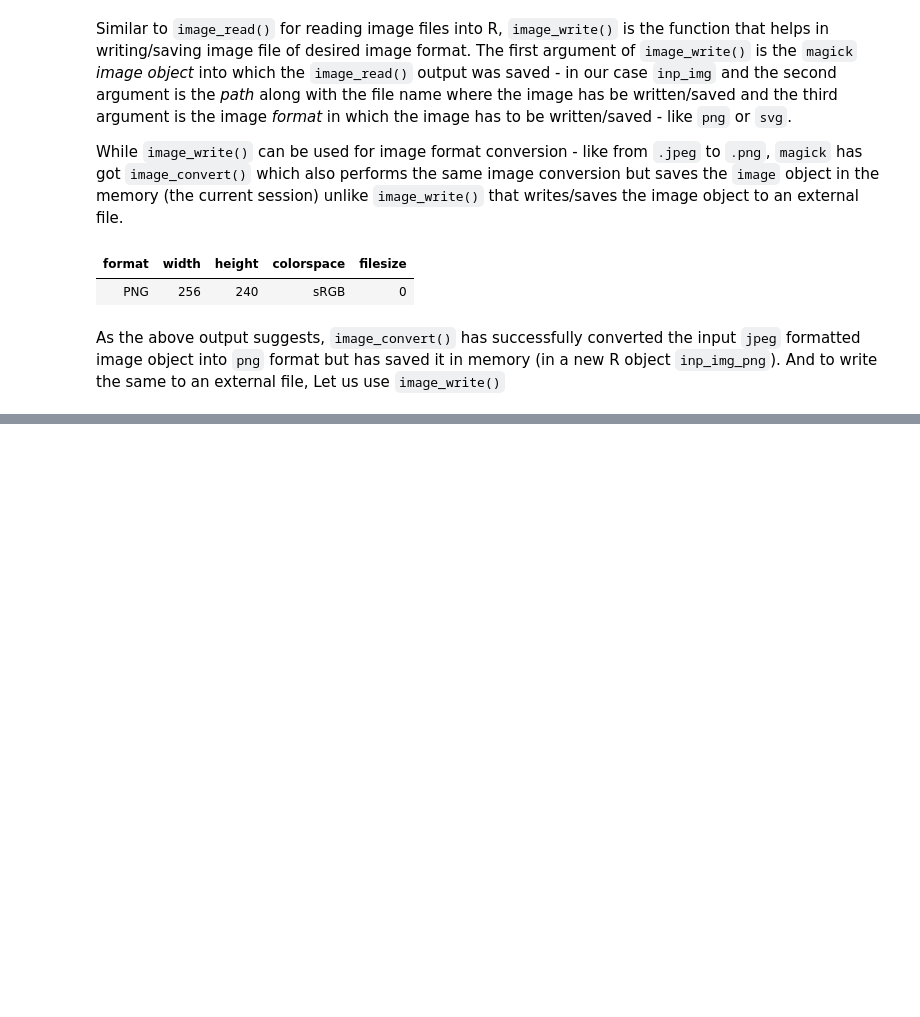
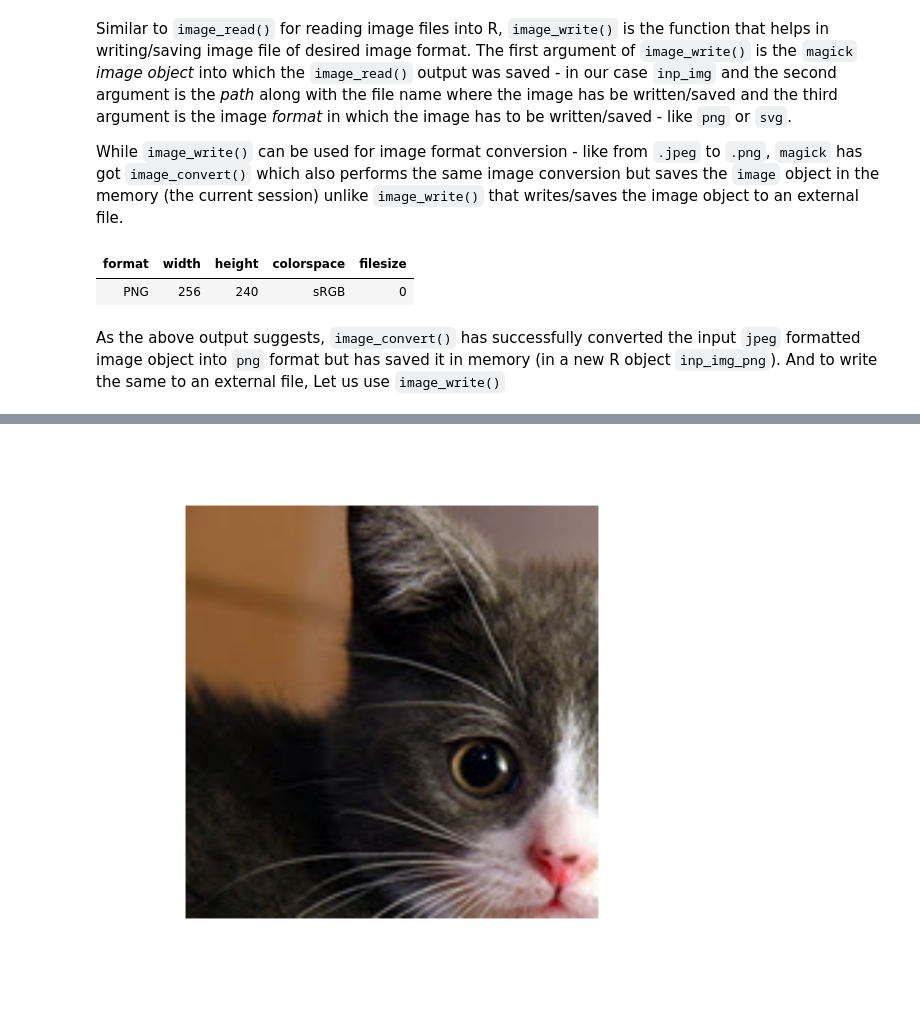
Before and after one commit to amrrs/under_dev, a Jupyter notebook: Introduction to Image Manipulation in R.ipynb, the cells around one changed output, grey strips where cells are left out. Saved outputs shown, nothing was run; the diff lists cells and outputs as text; code cells hidden in the pictures; blank space fills up the shorter version.

```diff
--- a/Introduction to Image Manipulation in R.ipynb
+++ b/Introduction to Image Manipulation in R.ipynb
@@ -79,0 +108,4 @@ image_write(inp_img, path = 'C:/Users/SA31/Pictures/cat.png', format = 'png')
+# %%
+image_crop(inp_img, "150x150") %>% plot()
+# %% [output]
+[figure, added]
```
Also changed, not shown: parts of 23 cells of this notebook.
